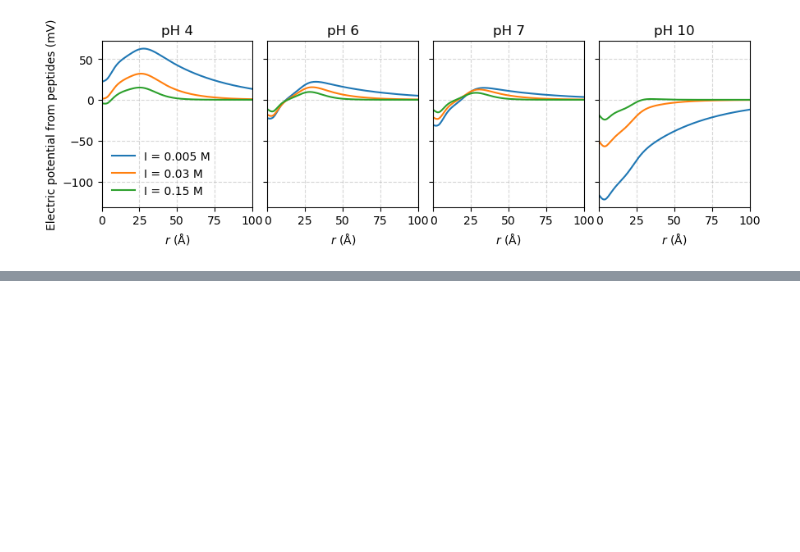
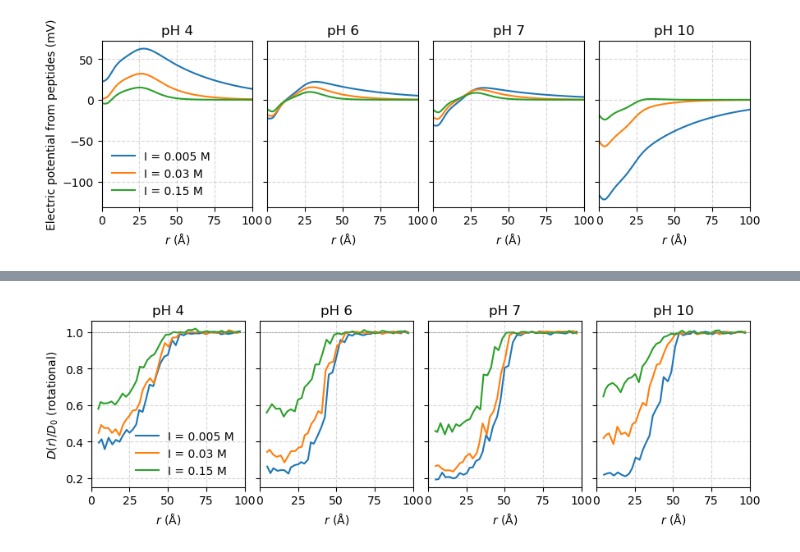
Before and after one commit to mlund/si-hempoil-phytate, a Jupyter notebook: mc/analysis.ipynb, the cells around one changed output, grey strips where cells are left out. Saved outputs shown, nothing was run; the diff lists cells and outputs as text; code cells hidden in the pictures; blank space fills up the shorter version.

```diff
--- a/mc/analysis.ipynb
+++ b/mc/analysis.ipynb
@@ -26,14 +26,15 @@ def _by_condition(df, cols):
 def load(data_dir="."):
     """Merge the extracted CSVs into a table-of-tables indexed by (ionic_strength, pH).
 
-    Columns pmf, potential_all, potential_peptide, shape, charge each hold that
-    quantity's own [r, ...] DataFrame (or None where a condition is missing).
+    Columns pmf, potential_all, potential_peptide, shape, charge, rot_msd each hold
+    that quantity's own [r, ...] DataFrame (or None where a condition is missing).
     """
     d = Path(data_dir)
     pmf = pd.read_csv(d / "all_pmfs.csv")
     charge = pd.read_csv(d / "charge.csv")
     shape = pd.read_csv(d / "polymer_shape.csv")
     pot = pd.read_csv(d / "potential.csv")
+    msd = pd.read_csv(d / "rotational_msd.csv")
 
     # charge.csv is long (one row per selection) -> wide, one column per selection
     charge = (
@@ -49,6 +50,7 @@ def load(data_dir="."):
         "potential_peptide": _by_condition(pot, ["potential_peptide_mV"]),
         "shape": _by_condition(shape, shape_cols),
         "charge": _by_condition(charge, ["charge_peptide", "charge_phytate"]),
+        "rot_msd": _by_condition(msd, ["msd_rot"]),
     }
     conditions = sorted(set().union(*(q.keys() for q in quantities.values())))
     return pd.DataFrame(
@@ -239,0 +250,27 @@ Net charge enters only through the bare hydrodynamic shape (peripheral H beads);
+# %%
+def plot_rotational_mobility(pH, ax):
+    for (ionic, p), row in data.iterrows():
+        if p != pH or row["rot_msd"] is None or ionic == 1000:
+            continue
+        msd = row["rot_msd"]
+        d0 = msd.msd_rot.iloc[-3:].mean()  # bulk = mean of the three outermost windows
+        ax.plot(msd.r, msd.msd_rot / d0, label=f"I = {ionic:g} M")
+    ax.axhline(1, color="gray", ls="--", lw=0.5)
+    ax.set_xlabel(r"$r$ (Å)")
+    ax.set_title(f"pH {pH:g}")
+
+
+fig, ax = plt.subplots(1, 4, figsize=(9, 3), sharex=True, sharey=True)
+
+for i, pH in enumerate([4, 6, 7, 10]):
+    plot_rotational_mobility(pH, ax[i])
+
+ax[0].set_xlim(0, 100)
+ax[0].set_ylabel(r"$D(r)/D_0$ (rotational)")
+ax[0].legend(frameon=False)
+for ax in ax:
+    ax.grid(axis="x", linestyle="--", alpha=0.5)
+    ax.grid(axis="y", linestyle="--", alpha=0.5)
+fig.tight_layout(w_pad=0.01)
+# %% [output]
+[figure, added]
```
Also changed, not shown: parts of 2 cells of this notebook, 1 other file.
